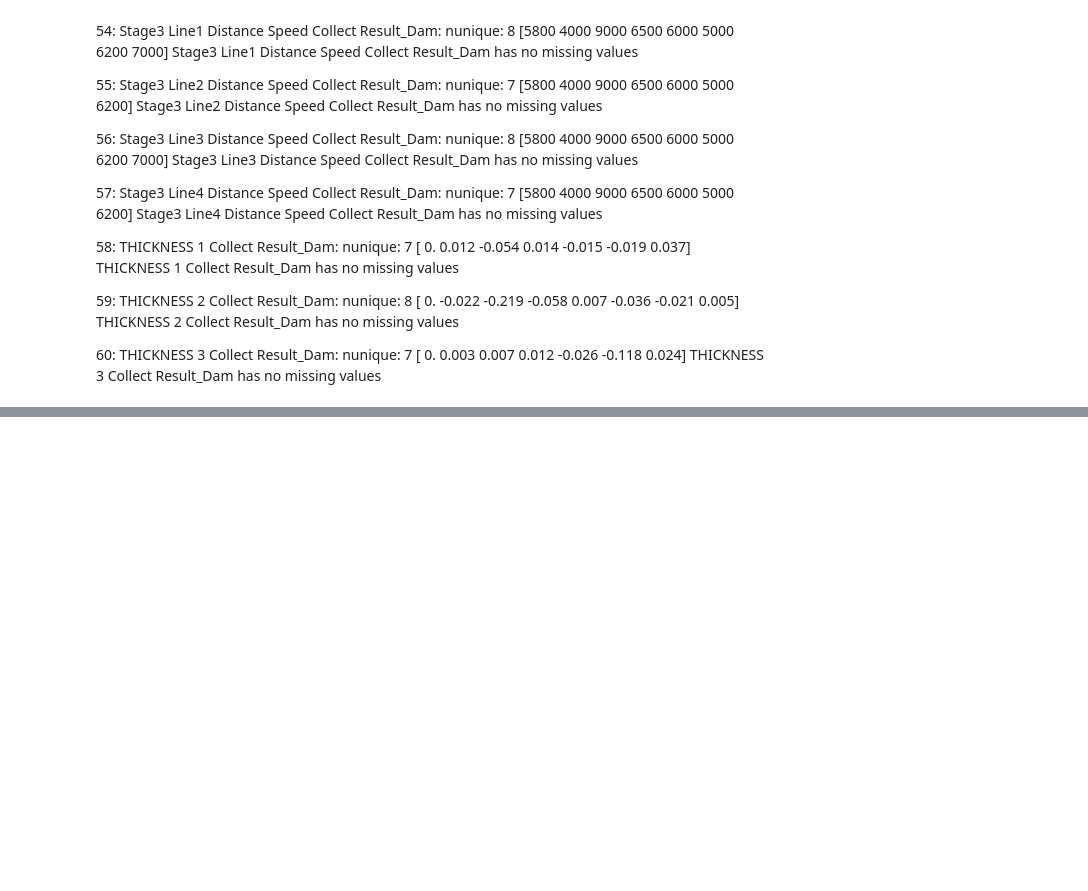
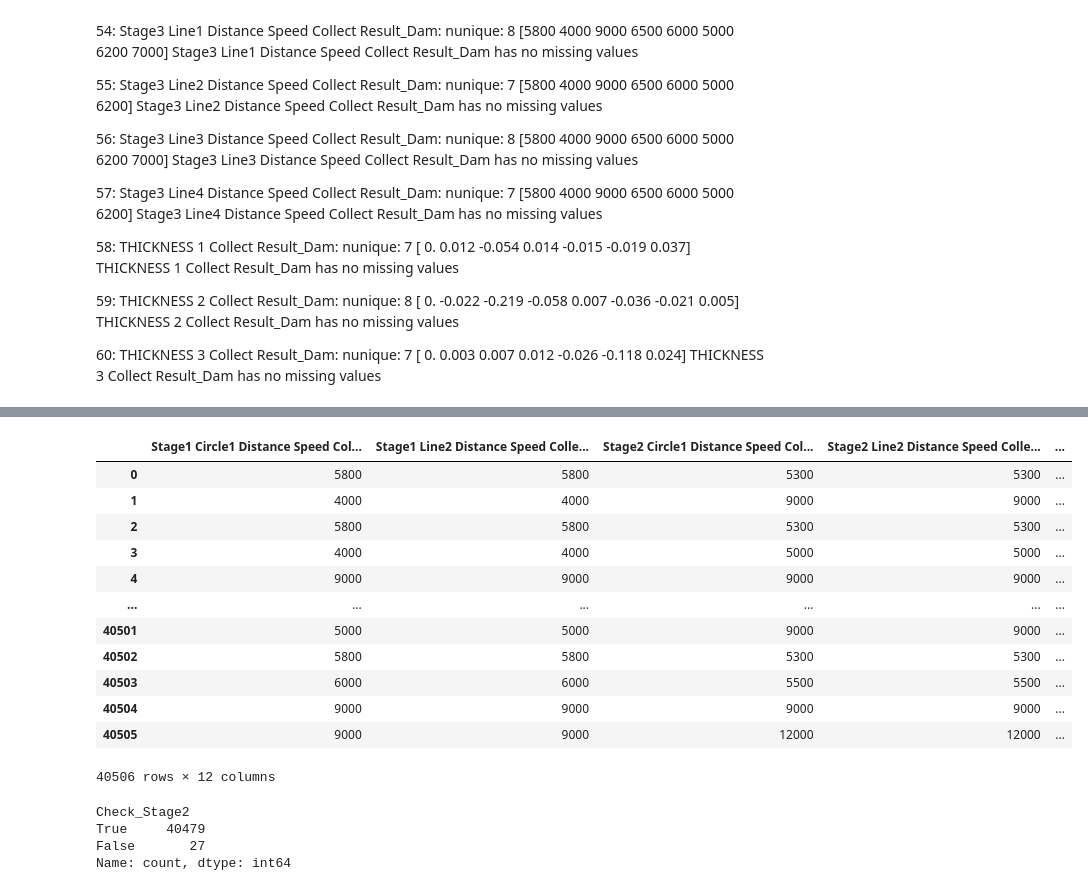
Before and after one commit to Downy-newlearner/find_abnormal, a Jupyter notebook: column_describing/column_describing_Dam.ipynb, the cells around one changed output, grey strips where cells are left out. Cells and saved outputs as stored; diff of their text form; code cells hidden in the pictures; blank space fills up the shorter version.

```diff
--- a/column_describing/column_describing_Dam.ipynb
+++ b/column_describing/column_describing_Dam.ipynb
@@ -468,0 +502,16 @@ train_second_1020_same['target'].value_counts()
+# %%
+# Dam_shrinked 데이터프레임에서 'Stage1 Line1 Distance Speed Collect Result_Dam', 'Stage1 Line2 Distance Speed Collect Result_Dam', 'Stage1 Line3 Distance Speed Collect Result_Dam' 컬럼이 같으면 'Check_Stage1_Line' 컬럼에 true, 다르면 false를 저장
+Dam_shrinked['Check_Stage1_Line'] = Dam_shrinked.apply(
+    lambda row: row['Stage1 Line1 Distance Speed Collect Result_Dam'] == row['Stage1 Line2 Distance Speed Collect Result_Dam'] == row['Stage1 Line3 Distance Speed Collect Result_Dam'],
+    axis=1
+)
+
+Dam_shrinked['Check_Stage2_Line'] = Dam_shrinked.apply(
+    lambda row: row['Stage2 Line1 Distance Speed Collect Result_Dam'] == row['Stage2 Line2 Distance Speed Collect Result_Dam'] == row['Stage2 Line3 Distance Speed Collect Result_Dam'],
+    axis=1
+)
+
+Dam_shrinked['Check_Stage3_Line'] = Dam_shrinked.apply(
+    lambda row: row['Stage3 Line1 Distance Speed Collect Result_Dam'] == row['Stage3 Line2 Distance Speed Collect Result_Dam'] == row['Stage3 Line3 Distance Speed Collect Result_Dam'],
+    axis=1
+)
@@ -468,0 +529,21 @@ train_second_1020_same['target'].value_counts()
+# %%
+# 'Line1', 'Line3'을 포함한 컬럼 drop하여 Dam_shrinked_v2 데이터프레임 생성
+Dam_shrinked_v2 = Dam_shrinked.drop(Dam_shrinked.columns[Dam_shrinked.columns.str.contains('Line1')], axis=1)
+
+Dam_shrinked_v2 = Dam_shrinked_v2.drop(Dam_shrinked_v2.columns[Dam_shrinked_v2.columns.str.contains('Line3')], axis=1)
+# %%
+Dam_shrinked_v2
+# %% [output]
+|  | Stage1 Circle1 Distance Speed Col... | Stage1 Line2 Distance Speed Colle... | Stage2 Circle1 Distance Speed Col... | Stage2 Line2 Distance Speed Colle... | ... |
+| 0 | 5800 | 5800 | 5300 | 5300 | ... |
+| 1 | 4000 | 4000 | 9000 | 9000 | ... |
+| 2 | 5800 | 5800 | 5300 | 5300 | ... |
+| 3 | 4000 | 4000 | 5000 | 5000 | ... |
+| 4 | 9000 | 9000 | 9000 | 9000 | ... |
+| ... | ... | ... | ... | ... | ... |
+| 40501 | 5000 | 5000 | 9000 | 9000 | ... |
+| 40502 | 5800 | 5800 | 5300 | 5300 | ... |
+| 40503 | 6000 | 6000 | 5500 | 5500 | ... |
+| 40504 | 9000 | 9000 | 9000 | 9000 | ... |
+| 40505 | 9000 | 9000 | 12000 | 12000 | ... |
+40506 rows × 12 columns
@@ -468,0 +568,8 @@ train_second_1020_same['target'].value_counts()
+# %%
+# Dam_shrinked_v3에서 Check_Stage2 컬럼의 value count
+Dam_shrinked_v3['Check_Stage2'].value_counts()
+# %% [output]
+Check_Stage2
+True     40479
+False       27
+Name: count, dtype: int64
```
Also changed, not shown: parts of 22 cells of this notebook, 4 other files.
